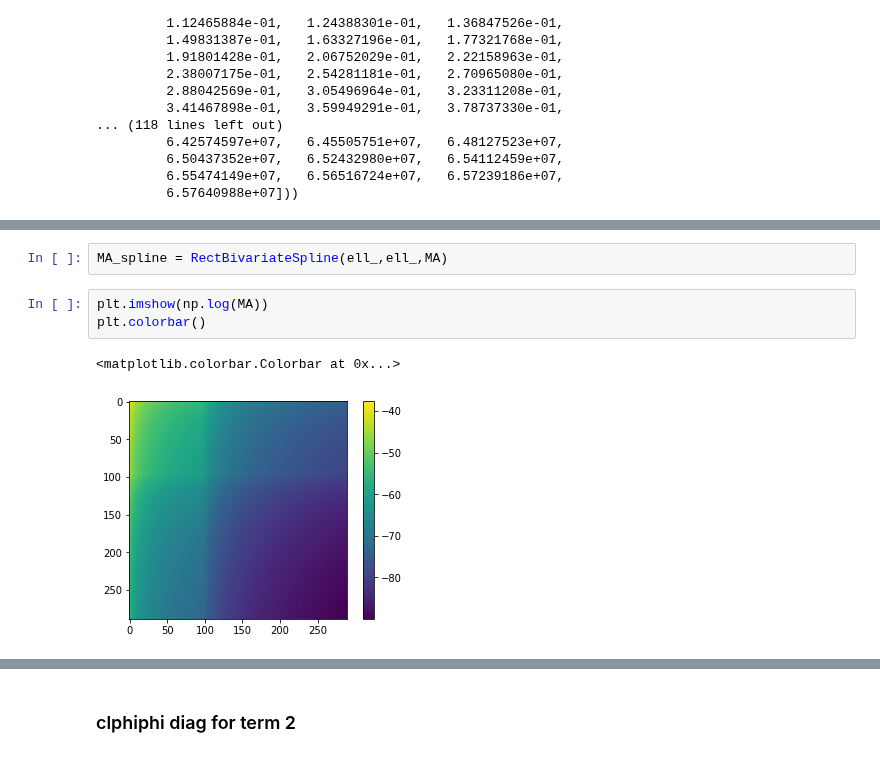
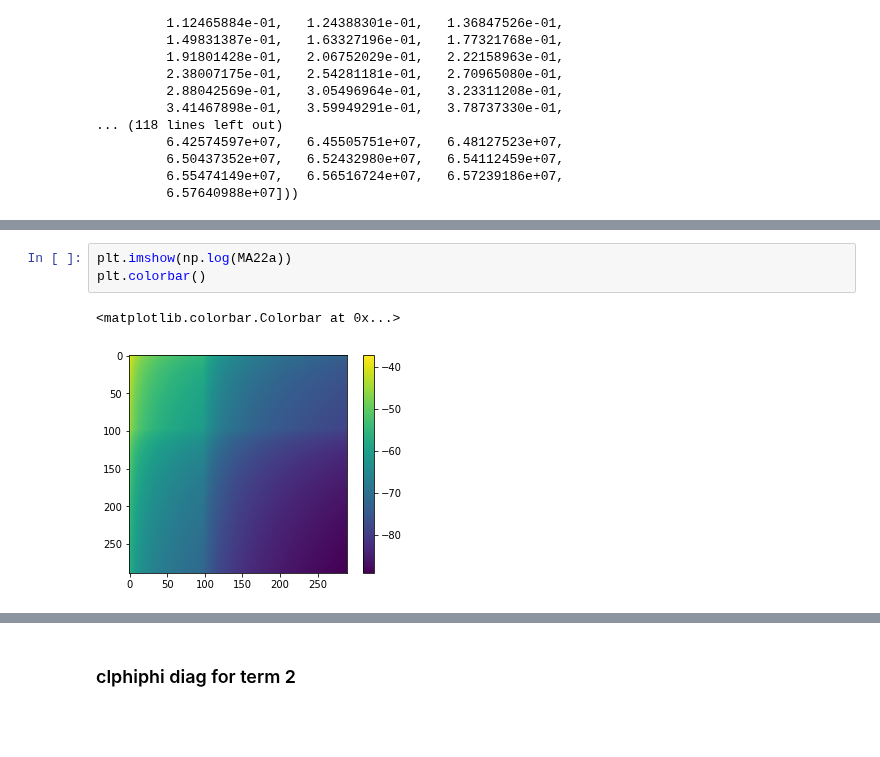
Before and after one commit to VMBoehm/postlimber, a Jupyter notebook: notebooks/PostBornTerms without Limber new approach.ipynb, the cells around one changed output, grey strips where cells are left out. Drawn from its saved outputs; the diff is of its cells as text; blank space fills up the shorter version.

```diff
--- a/notebooks/PostBornTerms without Limber new approach.ipynb
+++ b/notebooks/PostBornTerms without Limber new approach.ipynb
@@ -113,8 +156,6 @@ _, MA = np.load('../M_matrices/MA_bin_%s.npy'%str(bin_num))
-# %%
-MA_spline = RectBivariateSpline(ell_,ell_,MA)
 # %%
-plt.imshow(np.log(MA))
+plt.imshow(np.log(MA22a))
 plt.colorbar()
 # %% [output]
 <matplotlib.colorbar.Colorbar at 0x...>
-[figure, old version]
+[figure, new version]
```
Also changed, not shown: parts of 47 cells of this notebook, 2 other files.
